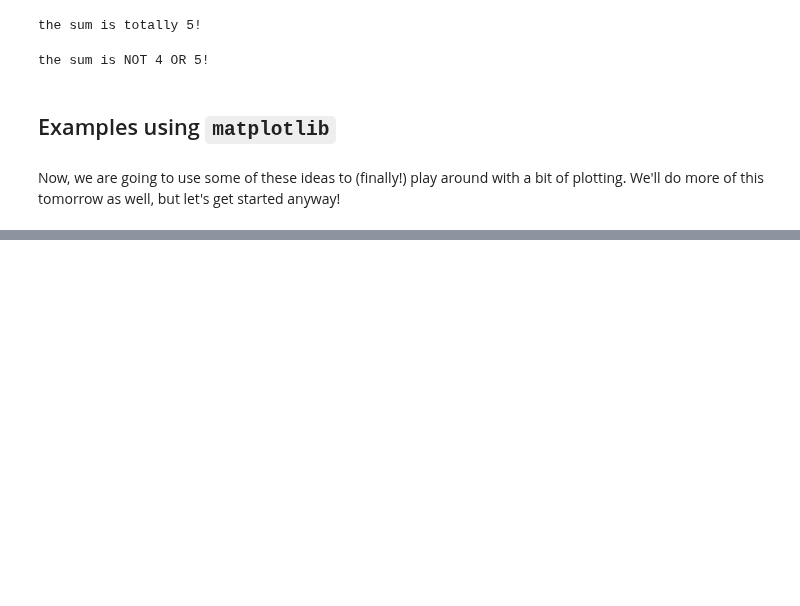
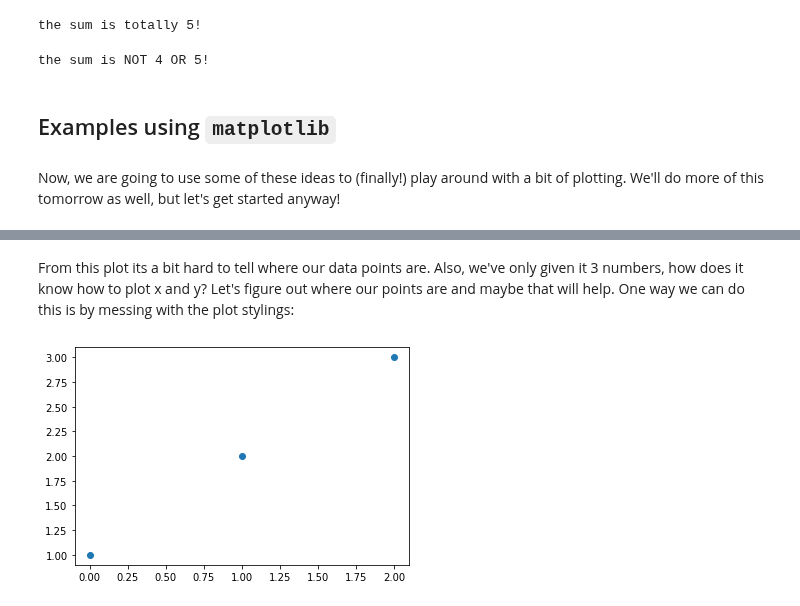
Before and after one commit to jnaiman/csci-p-14110_su2020, a Jupyter notebook: lesson02/prep_notebook_lesson02.ipynb, the cells around one changed output, grey strips where cells are left out. Saved outputs shown, nothing was run; the diff lists cells and outputs as text; code cells hidden in the pictures; blank space fills up the shorter version.

```diff
--- a/lesson02/prep_notebook_lesson02.ipynb
+++ b/lesson02/prep_notebook_lesson02.ipynb
@@ -487,0 +504,7 @@ Now, we are going to use some of these ideas to (finally!) play around with a bi
+# %% [markdown]
+From this plot its a bit hard to tell where our data points are.  Also, we've only given it 3 numbers, how does it know how to plot x and y?  Let's figure out where our points are and maybe that will help.  One way we can do this is by messing with the plot stylings:
+# %%
+plt.plot([1,2,3], 'o')
+plt.show()
+# %% [output]
+[figure, added]
```
Also changed, not shown: parts of 20 cells of this notebook, 2 other files.
